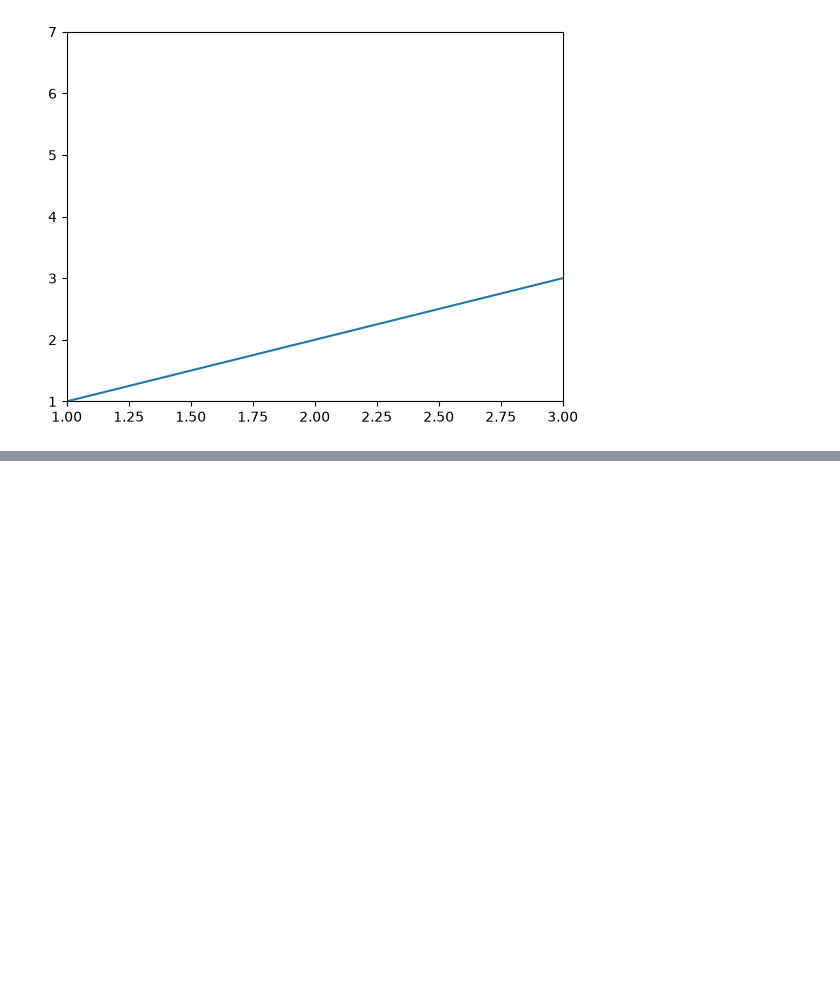
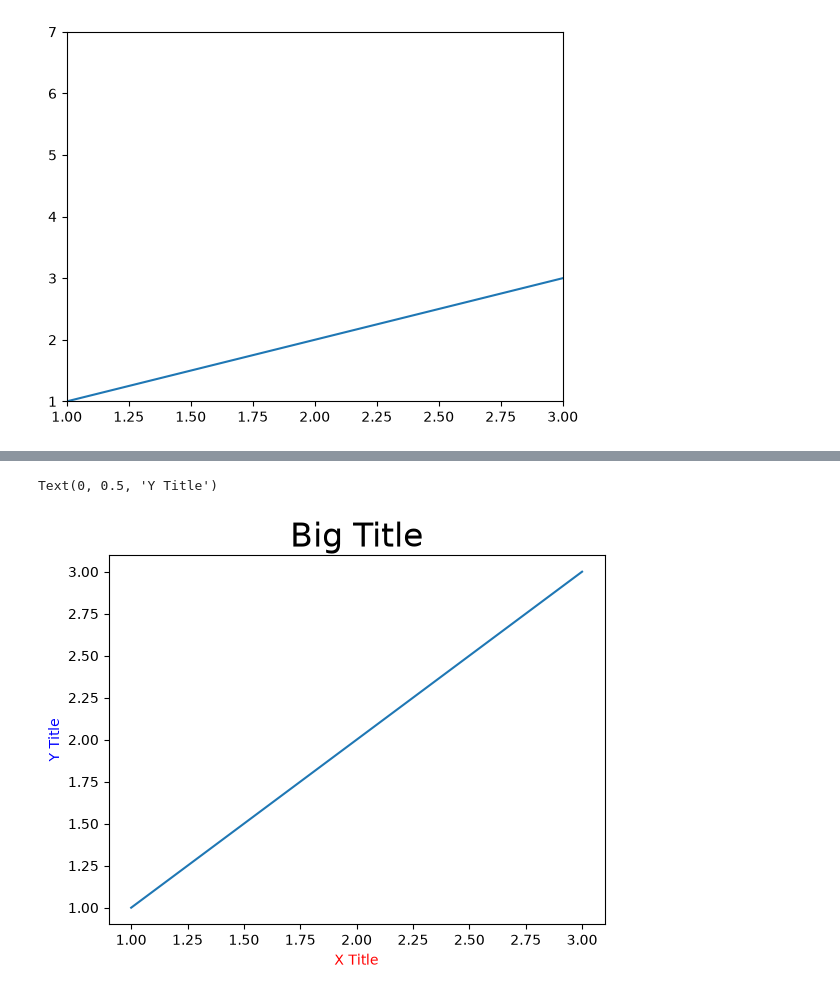
Before and after one commit to KidIsKing/python_libraries_learning, a Jupyter notebook: matplotlib/guide/tutorial.ipynb, the cells around one changed output, grey strips where cells are left out. Cells and saved outputs as stored; diff of their text form; code cells hidden in the pictures; blank space fills up the shorter version.

```diff
--- a/matplotlib/guide/tutorial.ipynb
+++ b/matplotlib/guide/tutorial.ipynb
@@ -391,0 +430,15 @@ plt.ylim([1, 7])
+# %%
+x = [1, 2, 3]
+y = [1, 2, 3]
+
+plt.plot(x, y)
+
+# Можно выбирать размер шрифта названия
+plt.title("Big Title", fontdict={"size": 24})
+
+# Также с цветами
+plt.xlabel("X Title", fontdict={"color": "red"})
+plt.ylabel("Y Title", fontdict={"color": "blue"})
+# %% [output]
+Text(0, 0.5, 'Y Title')
+[figure, added]
```
Also changed, not shown: parts of 18 cells of this notebook, 1 other file.
